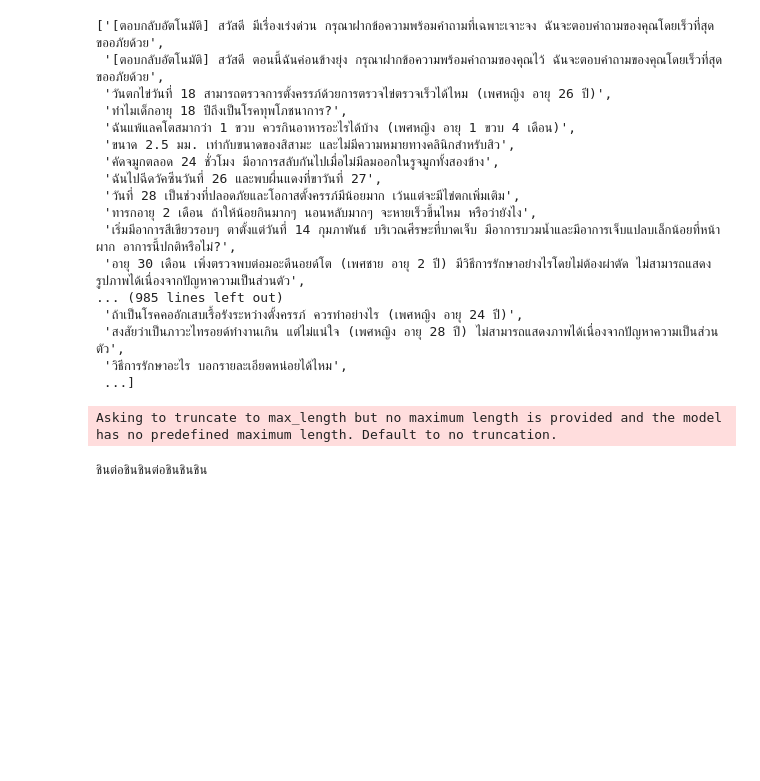
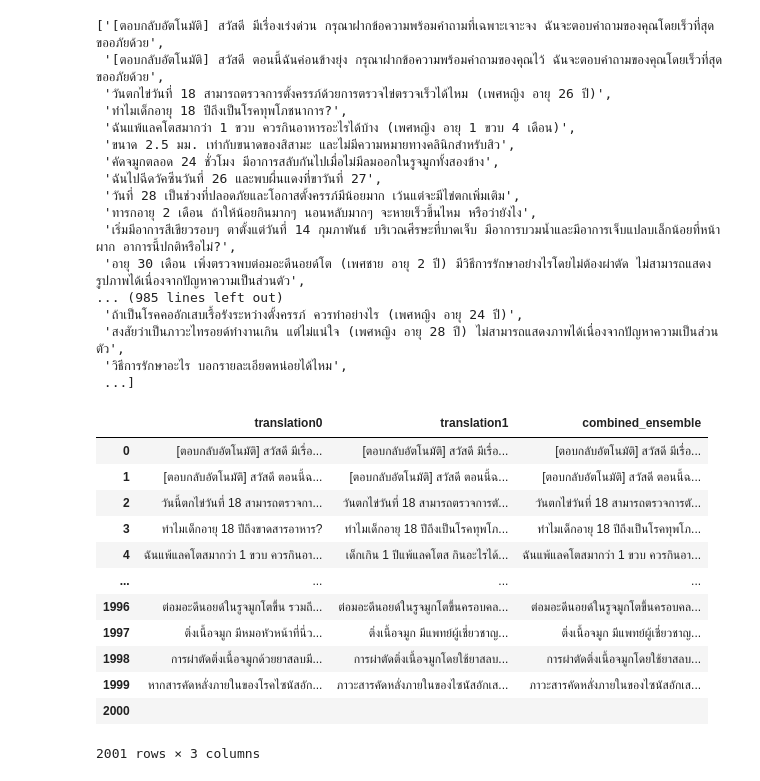
Before and after one commit to MountEverestt/AI_Benchmark2025_Machine_Translation, a Jupyter notebook: Postprocess-perplexity.ipynb, the cells around one changed output. Saved outputs shown, nothing was run; the diff lists cells and outputs as text; code cells hidden in the pictures; blank space fills up the shorter version.

```diff
--- a/Postprocess-perplexity.ipynb
+++ b/Postprocess-perplexity.ipynb
@@ -136,30 +136,51 @@ ans
  'วิธีการรักษาอะไร บอกรายละเอียดหน่อยได้ไหม',
  ...]
 # %%
-from pythainlp.util import normalize
-
-def correct_thai_sentence(text):
-    # Normalize text and tokenize
-    inputs = tokenizer(normalize(text), return_tensors="pt", padding=True, truncation=True)
-
-    # Move input tensors to the same device as the model
-    inputs = {k: v.to(device) for k, v in inputs.items()}
-
-    # Run model inference
-    with torch.no_grad():
-        outputs = model(**inputs)
-
-    # Get predicted tokens
-    predicted_tokens = outputs.logits.argmax(-1)
-
-    # Decode and return corrected text
-    corrected_text = tokenizer.decode(predicted_tokens[0], skip_special_tokens=True)
-    return corrected_text
-
-# Example usage
-sentence = "ประโยคไทยที่มีคำผิด"
-corrected = correct_thai_sentence(sentence)
-print(corrected)
+def get_model_score(text):
+    try:
+        # Higher score means more "natural" Thai
+        return scorer(text)[0]['score'] if text.strip() else 0
+    except:
+        return 0
-# %% [output]
-Asking to truncate to max_length but no maximum length is provided and the model has no predefined maximum length. Default to no truncation.
-ชินต่อชินชินต่อชินชินชิน
+# %%
+def hybrid_ensemble(row):
+    candidates = [row[f'translation{i}'] for i in range(ensemble_data.shape[1])]
+
+    # Ensure these return single values, not lists
+    model_scores = [float(get_model_score(cand)) for cand in candidates]  # Explicit conversion to float
+    perplexities = [float(calculate_perplexity(cand)) for cand in candidates]
+    lengths = [float(len(cand.split())) for cand in candidates]  # len() already returns int
+
+    # Convert to numpy arrays for vectorized operations
+    model_scores = np.array(model_scores)
+    perplexities = np.array(perplexities)
+    lengths = np.array(lengths)
+
+    # Normalization with safe division
+    def safe_normalize(x):
+        return (x - np.min(x)) / (np.max(x) - np.min(x) + 1e-9)
+
+    norm_model = safe_normalize(model_scores)
+    norm_ppl = 1 - safe_normalize(perplexities)  # Invert perplexity (lower is better)
+    norm_len = 1 - (np.abs(lengths - np.mean(lengths)) / (np.max(lengths) + 1e-9))
+
+    combined = 0.5*norm_model + 0.3*norm_ppl + 0.2*norm_len
+    return candidates[np.argmax(combined)]
+
+ensemble_data['combined_ensemble'] = ensemble_data.apply(hybrid_ensemble, axis=1)
+# %%
+ensemble_data
+# %% [output]
+|  | translation0 | translation1 | combined_ensemble |
+| 0 | [ตอบกลับอัตโนมัติ] สวัสดี มีเรื่อ... | [ตอบกลับอัตโนมัติ] สวัสดี มีเรื่อ... | [ตอบกลับอัตโนมัติ] สวัสดี มีเรื่อ... |
+| 1 | [ตอบกลับอัตโนมัติ] สวัสดี ตอนนี้ฉ... | [ตอบกลับอัตโนมัติ] สวัสดี ตอนนี้ฉ... | [ตอบกลับอัตโนมัติ] สวัสดี ตอนนี้ฉ... |
+| 2 | วันนี้ตกไข่วันที่ 18 สามารถตรวจกา... | วันตกไข่วันที่ 18 สามารถตรวจการตั... | วันตกไข่วันที่ 18 สามารถตรวจการตั... |
+| 3 | ทำไมเด็กอายุ 18 ปีถึงขาดสารอาหาร? | ทำไมเด็กอายุ 18 ปีถึงเป็นโรคทุพโภ... | ทำไมเด็กอายุ 18 ปีถึงเป็นโรคทุพโภ... |
+| 4 | ฉันแพ้แลคโตสมากว่า 1 ขวบ ควรกินอา... | เด็กเกิน 1 ปีแพ้แลคโตส กินอะไรได้... | ฉันแพ้แลคโตสมากว่า 1 ขวบ ควรกินอา... |
+| ... | ... | ... | ... |
+| 1996 | ต่อมอะดีนอยด์ในรูจมูกโตขึ้น รวมถึ... | ต่อมอะดีนอยด์ในรูจมูกโตขึ้นครอบคล... | ต่อมอะดีนอยด์ในรูจมูกโตขึ้นครอบคล... |
+| 1997 | ติ่งเนื้อจมูก มีหมอหัวหน้าที่นี่ว... | ติ่งเนื้อจมูก มีแพทย์ผู้เชี่ยวชาญ... | ติ่งเนื้อจมูก มีแพทย์ผู้เชี่ยวชาญ... |
+| 1998 | การผ่าตัดติ่งเนื้อจมูกด้วยยาสลบมี... | การผ่าตัดติ่งเนื้อจมูกโดยใช้ยาสลบ... | การผ่าตัดติ่งเนื้อจมูกโดยใช้ยาสลบ... |
+| 1999 | หากสารคัดหลั่งภายในของโรคไซนัสอัก... | ภาวะสารคัดหลั่งภายในของไซนัสอักเส... | ภาวะสารคัดหลั่งภายในของไซนัสอักเส... |
+| 2000 |  |  |  |
+2001 rows × 3 columns
```
Also changed, not shown: parts of 1 cell of this notebook, 9 other files.
